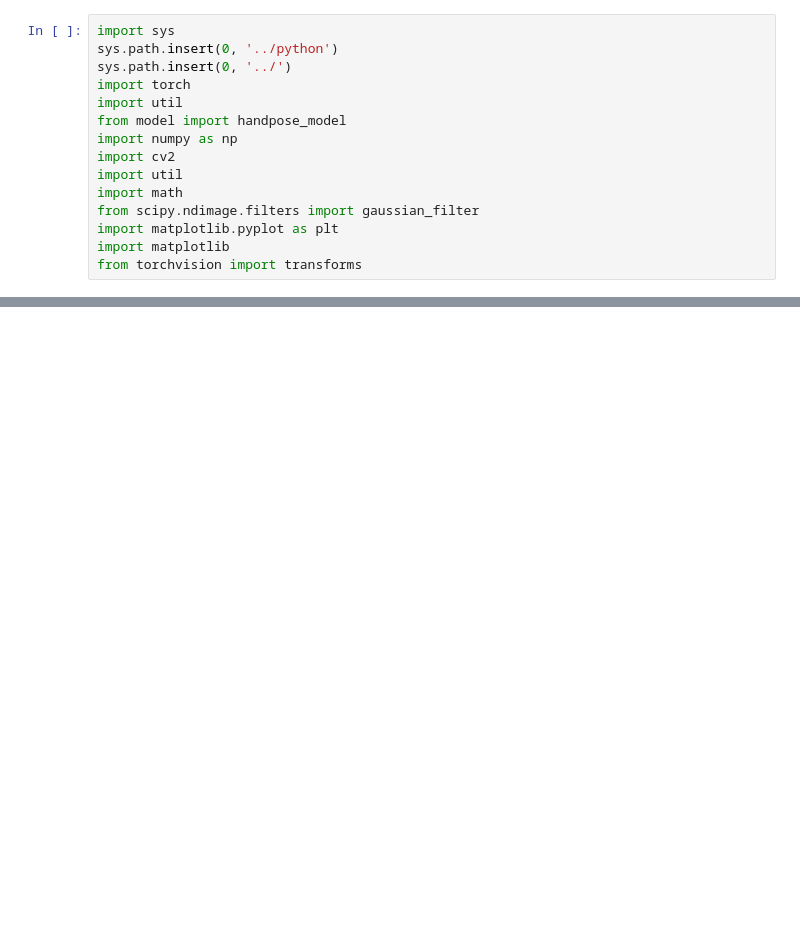
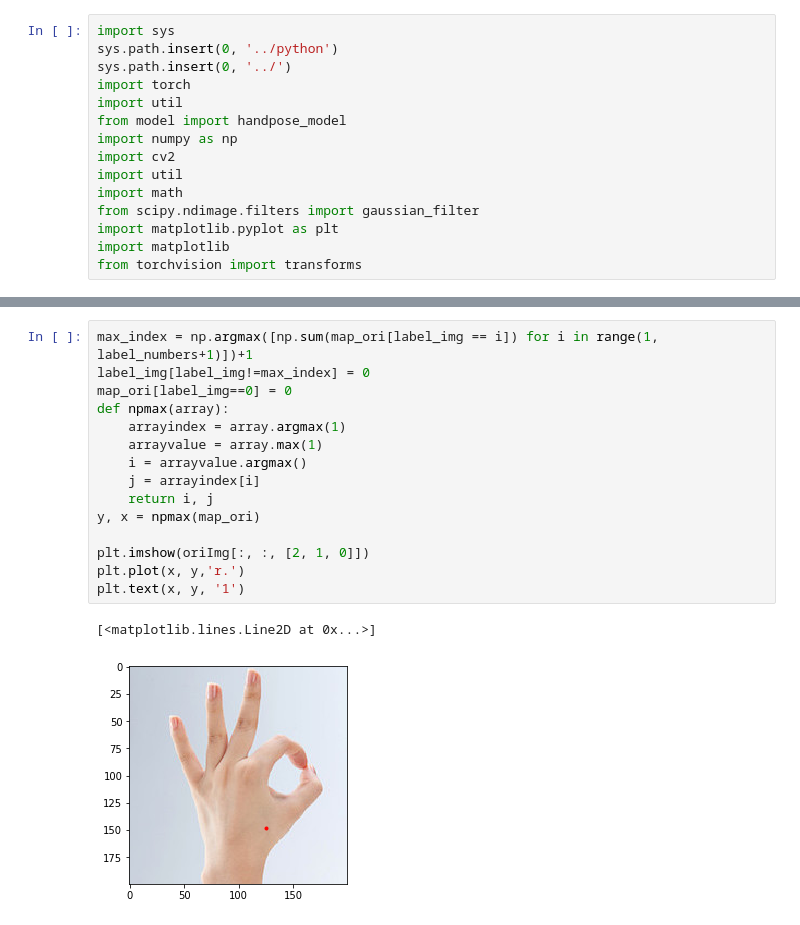
Before and after one commit to Hzzone/pytorch-openpose, a Jupyter notebook: notebooks/hand.ipynb, the cells around one changed output, grey strips where cells are left out. Drawn from its saved outputs; the diff is of its cells as text; blank space fills up the shorter version.

```diff
--- a/notebooks/hand.ipynb
+++ b/notebooks/hand.ipynb
@@ -69,0 +113,18 @@ for i in range(22):
+# %%
+max_index = np.argmax([np.sum(map_ori[label_img == i]) for i in range(1, label_numbers+1)])+1
+label_img[label_img!=max_index] = 0
+map_ori[label_img==0] = 0
+def npmax(array):
+    arrayindex = array.argmax(1)
+    arrayvalue = array.max(1)
+    i = arrayvalue.argmax()
+    j = arrayindex[i]
+    return i, j
+y, x = npmax(map_ori)
+
+plt.imshow(oriImg[:, :, [2, 1, 0]])
+plt.plot(x, y,'r.')
+plt.text(x, y, '1')
+# %% [output]
+[<matplotlib.lines.Line2D at 0x...>]
+[figure, added]
```
Also changed, not shown: parts of 9 cells of this notebook, 7 other files.
